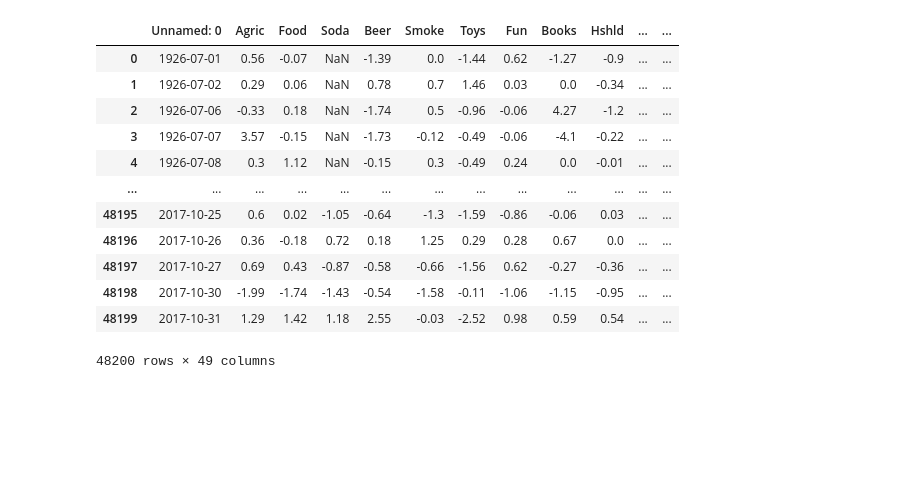
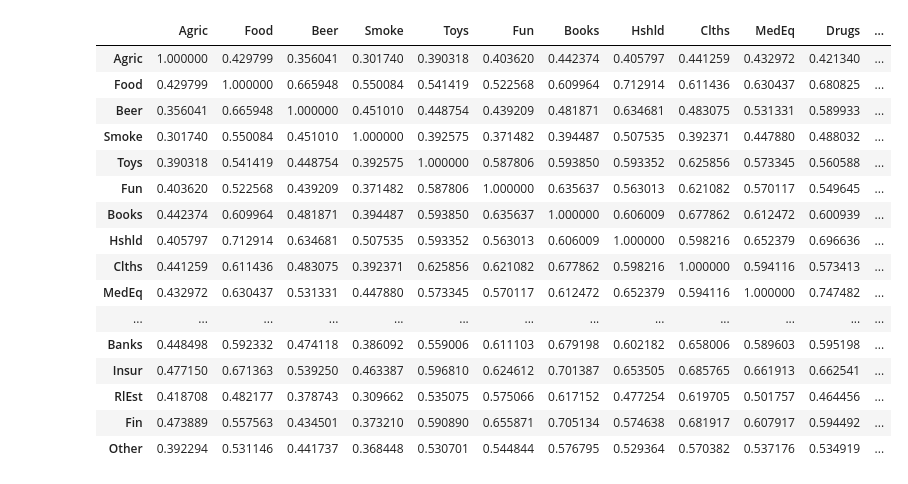
Before and after one commit to Ubaidhq/msc, a Jupyter notebook: COMP0050 - Machine Learning with applications in finance/CW2/Untitled.ipynb, the cells around one changed output. Cells and saved outputs as stored; diff of their text form; code cells hidden in the pictures; blank space fills up the shorter version.

```diff
--- a/COMP0050 - Machine Learning with applications in finance/CW2/Untitled.ipynb
+++ b/COMP0050 - Machine Learning with applications in finance/CW2/Untitled.ipynb
@@ -7,17 +8,9 @@ df = pd.read_csv("48_Industry_Portfolios_daily.CSV")
 dates = pd.to_datetime(df.iloc[:, 0], format='%Y%m%d', errors='coerce')
 df.iloc[:, 0] = dates
 # %%
+df=df.rename(columns = {'Unnamed: 0':'Date'})
-# %% [output]
-|  | Unnamed: 0 | Agric | Food | Soda | Beer | Smoke | Toys | Fun | Books | Hshld | ... | ... |
-| 0 | 1926-07-01 | 0.56 | -0.07 | NaN | -1.39 | 0.0 | -1.44 | 0.62 | -1.27 | -0.9 | ... | ... |
-| 1 | 1926-07-02 | 0.29 | 0.06 | NaN | 0.78 | 0.7 | 1.46 | 0.03 | 0.0 | -0.34 | ... | ... |
-| 2 | 1926-07-06 | -0.33 | 0.18 | NaN | -1.74 | 0.5 | -0.96 | -0.06 | 4.27 | -1.2 | ... | ... |
-| 3 | 1926-07-07 | 3.57 | -0.15 | NaN | -1.73 | -0.12 | -0.49 | -0.06 | -4.1 | -0.22 | ... | ... |
-| 4 | 1926-07-08 | 0.3 | 1.12 | NaN | -0.15 | 0.3 | -0.49 | 0.24 | 0.0 | -0.01 | ... | ... |
-| ... | ... | ... | ... | ... | ... | ... | ... | ... | ... | ... | ... | ... |
-| 48195 | 2017-10-25 | 0.6 | 0.02 | -1.05 | -0.64 | -1.3 | -1.59 | -0.86 | -0.06 | 0.03 | ... | ... |
-| 48196 | 2017-10-26 | 0.36 | -0.18 | 0.72 | 0.18 | 1.25 | 0.29 | 0.28 | 0.67 | 0.0 | ... | ... |
-| 48197 | 2017-10-27 | 0.69 | 0.43 | -0.87 | -0.58 | -0.66 | -1.56 | 0.62 | -0.27 | -0.36 | ... | ... |
-| 48198 | 2017-10-30 | -1.99 | -1.74 | -1.43 | -0.54 | -1.58 | -0.11 | -1.06 | -1.15 | -0.95 | ... | ... |
-| 48199 | 2017-10-31 | 1.29 | 1.42 | 1.18 | 2.55 | -0.03 | -2.52 | 0.98 | 0.59 | 0.54 | ... | ... |
-48200 rows × 49 columns
+# %%
+df.replace(' NaN', np.nan, inplace=True)
+# %%
+df.dropna(inplace=True)
+df.drop('Date', axis=1, inplace=True)
@@ -23,0 +21,21 @@ df.iloc[:, 0] = dates
+# %%
+correlation = df.corr()
+correlation.style.background_gradient(cmap='coolwarm')
+# %% [output]
+|  | Agric | Food | Beer | Smoke | Toys | Fun | Books | Hshld | Clths | MedEq | Drugs | ... |
+| Agric | 1.000000 | 0.429799 | 0.356041 | 0.301740 | 0.390318 | 0.403620 | 0.442374 | 0.405797 | 0.441259 | 0.432972 | 0.421340 | ... |
+| Food | 0.429799 | 1.000000 | 0.665948 | 0.550084 | 0.541419 | 0.522568 | 0.609964 | 0.712914 | 0.611436 | 0.630437 | 0.680825 | ... |
+| Beer | 0.356041 | 0.665948 | 1.000000 | 0.451010 | 0.448754 | 0.439209 | 0.481871 | 0.634681 | 0.483075 | 0.531331 | 0.589933 | ... |
+| Smoke | 0.301740 | 0.550084 | 0.451010 | 1.000000 | 0.392575 | 0.371482 | 0.394487 | 0.507535 | 0.392371 | 0.447880 | 0.488032 | ... |
+| Toys | 0.390318 | 0.541419 | 0.448754 | 0.392575 | 1.000000 | 0.587806 | 0.593850 | 0.593352 | 0.625856 | 0.573345 | 0.560588 | ... |
+| Fun | 0.403620 | 0.522568 | 0.439209 | 0.371482 | 0.587806 | 1.000000 | 0.635637 | 0.563013 | 0.621082 | 0.570117 | 0.549645 | ... |
+| Books | 0.442374 | 0.609964 | 0.481871 | 0.394487 | 0.593850 | 0.635637 | 1.000000 | 0.606009 | 0.677862 | 0.612472 | 0.600939 | ... |
+| Hshld | 0.405797 | 0.712914 | 0.634681 | 0.507535 | 0.593352 | 0.563013 | 0.606009 | 1.000000 | 0.598216 | 0.652379 | 0.696636 | ... |
+| Clths | 0.441259 | 0.611436 | 0.483075 | 0.392371 | 0.625856 | 0.621082 | 0.677862 | 0.598216 | 1.000000 | 0.594116 | 0.573413 | ... |
+| MedEq | 0.432972 | 0.630437 | 0.531331 | 0.447880 | 0.573345 | 0.570117 | 0.612472 | 0.652379 | 0.594116 | 1.000000 | 0.747482 | ... |
+| ... | ... | ... | ... | ... | ... | ... | ... | ... | ... | ... | ... | ... |
+| Banks | 0.448498 | 0.592332 | 0.474118 | 0.386092 | 0.559006 | 0.611103 | 0.679198 | 0.602182 | 0.658006 | 0.589603 | 0.595198 | ... |
+| Insur | 0.477150 | 0.671363 | 0.539250 | 0.463387 | 0.596810 | 0.624612 | 0.701387 | 0.653505 | 0.685765 | 0.661913 | 0.662541 | ... |
+| RlEst | 0.418708 | 0.482177 | 0.378743 | 0.309662 | 0.535075 | 0.575066 | 0.617152 | 0.477254 | 0.619705 | 0.501757 | 0.464456 | ... |
+| Fin | 0.473889 | 0.557563 | 0.434501 | 0.373210 | 0.590890 | 0.655871 | 0.705134 | 0.574638 | 0.681917 | 0.607917 | 0.594492 | ... |
+| Other | 0.392294 | 0.531146 | 0.441737 | 0.368448 | 0.530701 | 0.544844 | 0.576795 | 0.529364 | 0.570382 | 0.537176 | 0.534919 | ... |
```
Also changed, not shown: parts of 14 cells of this notebook, 1 other file.
